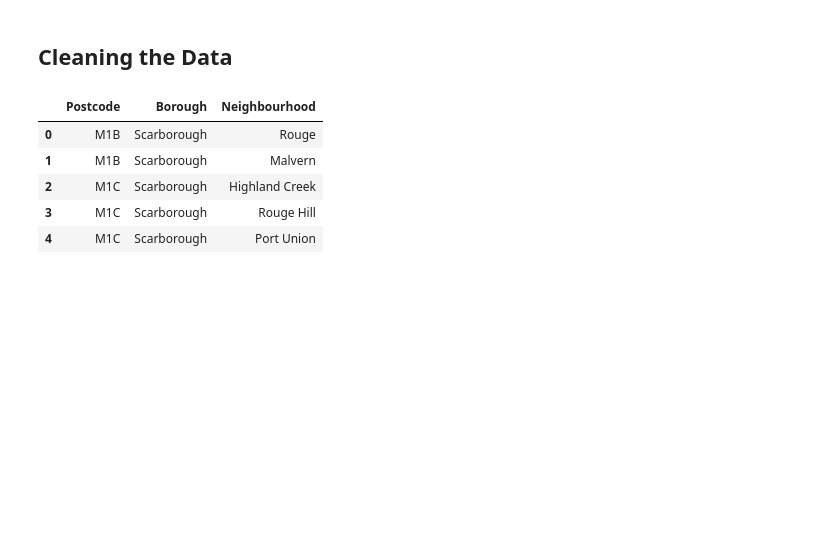
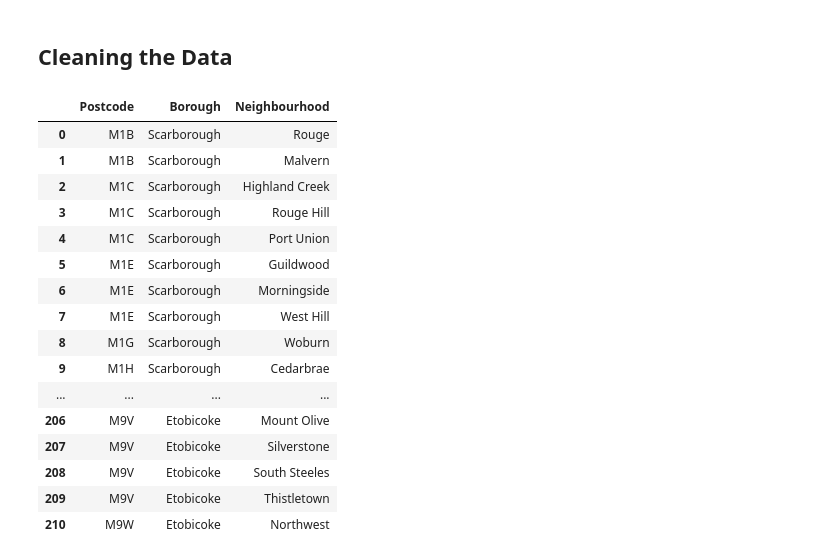
Before and after one commit to akashsood97/Capstone-Project-Coursera, a Jupyter notebook: Week-3.ipynb, the cells around one changed output. Cells and saved outputs as stored; diff of their text form; code cells hidden in the pictures; blank space fills up the shorter version.

```diff
--- a/Week-3.ipynb
+++ b/Week-3.ipynb
@@ -99,18 +99,29 @@ df.shape
 # %%
 df1 = df[df.Borough != 'Not assigned']
 df1 = df1.sort_values(by=['Postcode','Borough'])
 
 df1.reset_index(inplace=True)
 df1.drop('index',axis=1,inplace=True)
 
-df1.head()
+df1
 # %% [output]
 |  | Postcode | Borough | Neighbourhood |
 | 0 | M1B | Scarborough | Rouge |
 | 1 | M1B | Scarborough | Malvern |
 | 2 | M1C | Scarborough | Highland Creek |
 | 3 | M1C | Scarborough | Rouge Hill |
 | 4 | M1C | Scarborough | Port Union |
+| 5 | M1E | Scarborough | Guildwood |
+| 6 | M1E | Scarborough | Morningside |
+| 7 | M1E | Scarborough | West Hill |
+| 8 | M1G | Scarborough | Woburn |
+| 9 | M1H | Scarborough | Cedarbrae |
+| ... | ... | ... | ... |
+| 206 | M9V | Etobicoke | Mount Olive |
+| 207 | M9V | Etobicoke | Silverstone |
+| 208 | M9V | Etobicoke | South Steeles |
+| 209 | M9V | Etobicoke | Thistletown |
+| 210 | M9W | Etobicoke | Northwest |
 # %%
 df_postcodes = df1['Postcode']
 df_postcodes.drop_duplicates(inplace=True)
```
Also changed, not shown: parts of 6 cells of this notebook.
